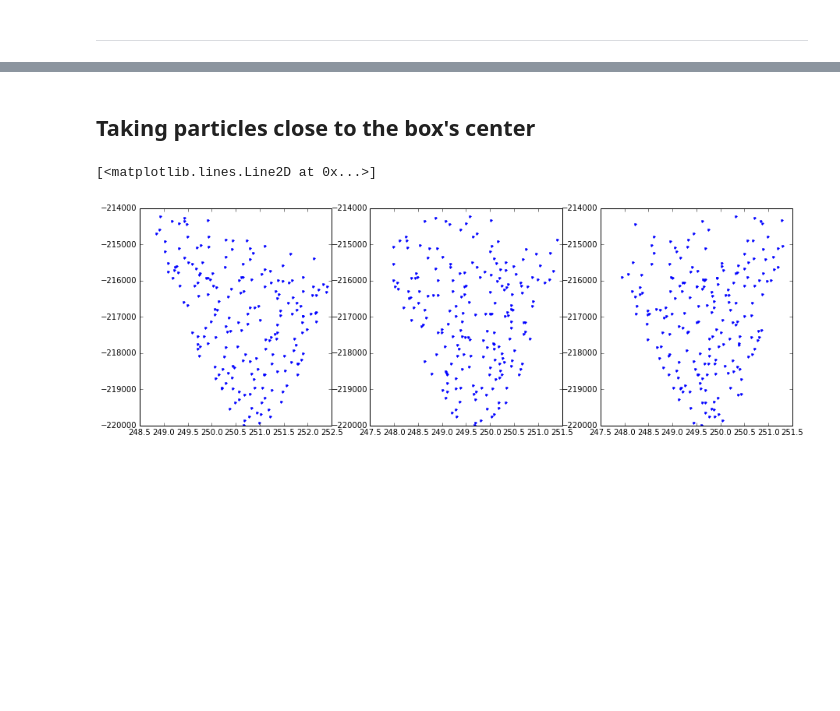
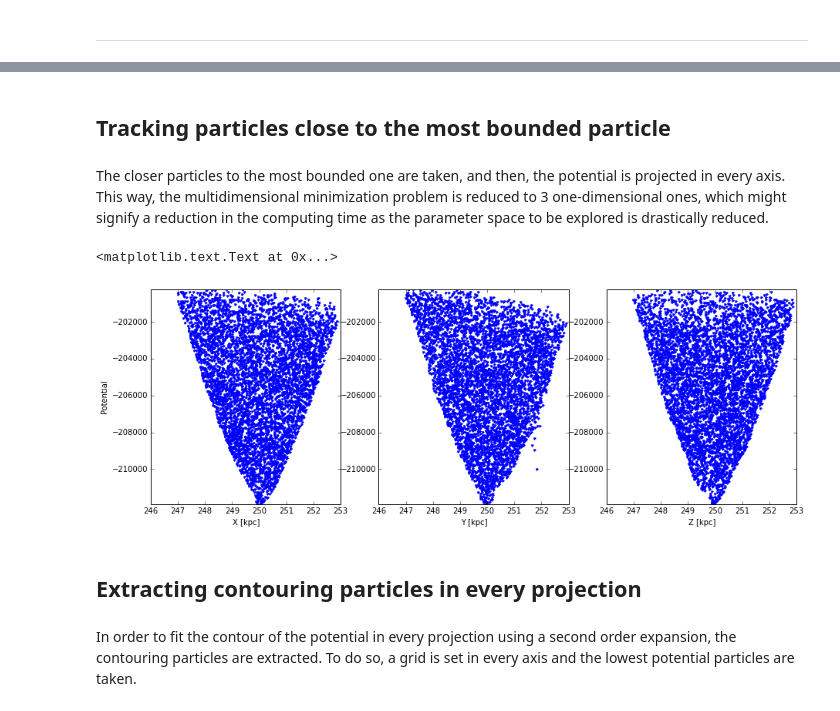
Before and after one commit to sbustamante/CosmologicalBlackHoles, a Jupyter notebook: Codes/minimum_finder.ipynb, the cells around one changed output, grey strips where cells are left out. Drawn from its saved outputs; the diff is of its cells as text; code cells hidden in the pictures; blank space fills up the shorter version.

```diff
--- a/Codes/minimum_finder.ipynb
+++ b/Codes/minimum_finder.ipynb
@@ -61,3 +63,3 @@ Extracting coordinates and potential of every particle.
 # %%
-Coordinates, Potential, id_bound = snapshot_reader( DataFolder, 'hernq_kick_BH_1e5', snap = 400 )
+Coordinates, Potential, id_bound, r_mp, r_bh = snapshot_reader( DataFolder, 'hernq_kick_BH_1e6', snap = 4 )
 # %%
@@ -76,23 +100,38 @@ ax1.set_zlim( (0,500) )
 # %% [markdown]
-## Taking particles close to the box's center
+## Tracking particles close to the most bounded particle
+# %% [markdown]
+The closer particles to the most bounded one are taken, and then, the potential is projected in every axis. This way, the multidimensional minimization problem is reduced to 3 one-dimensional ones, which might signify a reduction in the computing time as the parameter space to be explored is drastically reduced.
 # %%
 #Filtering particles closer to the box's center
 Center = Coordinates[id_bound]
-#Number of selected particles
-Npart = 200
+#Distance from most bounded particle
+Distance = 3
 #Properties
-mask = np.argsort(np.linalg.norm( Coordinates - 1*Center, axis=1 ))[:Npart]
+mask = np.linalg.norm( Coordinates - 1*Center, axis=1 ) <= Distance
 CoordCls = Coordinates[mask]
 PotCls = Potential[mask]
 
 #1D projection
 fig = plt.figure( figsize = (15,5) )
-ax2 = fig.add_subplot( 131 )
-ax2.plot( CoordCls[:,[0]], PotCls, '.' )
+ax1 = fig.add_subplot( 131 )
+ax1.plot( CoordCls[:,0], PotCls, '.' )
+ax1.set_ylim( (PotCls.min(), PotCls.max()) )
+ax1.set_ylabel( "Potential" )
+ax1.set_xlabel( "X [kpc]" )
+
 ax2 = fig.add_subplot( 132 )
-ax2.plot( CoordCls[:,[1]], PotCls, '.' )
-ax2 = fig.add_subplot( 133 )
-ax2.plot( CoordCls[:,[2]], PotCls, '.' )
+ax2.plot( CoordCls[:,1], PotCls, '.' )
+ax2.set_ylim( (PotCls.min(), PotCls.max()) )
+ax2.set_xlabel( "Y [kpc]" )
+
+ax3 = fig.add_subplot( 133 )
+ax3.plot( CoordCls[:,2], PotCls, '.' )
+ax3.set_ylim( (PotCls.min(), PotCls.max()) )
+ax3.set_xlabel( "Z [kpc]" )
 # %% [output]
-[<matplotlib.lines.Line2D at 0x...>]
+<matplotlib.text.Text at 0x...>
-[figure, old version]
+[figure, new version]
+# %% [markdown]
+## Extracting contouring particles in every projection
+# %% [markdown]
+In order to fit the contour of the potential in every projection using a second order expansion, the contouring particles are extracted. To do so, a grid is set in every axis and the lowest potential particles are taken.
```
Also changed, not shown: parts of 24 cells of this notebook, 3 other files.
